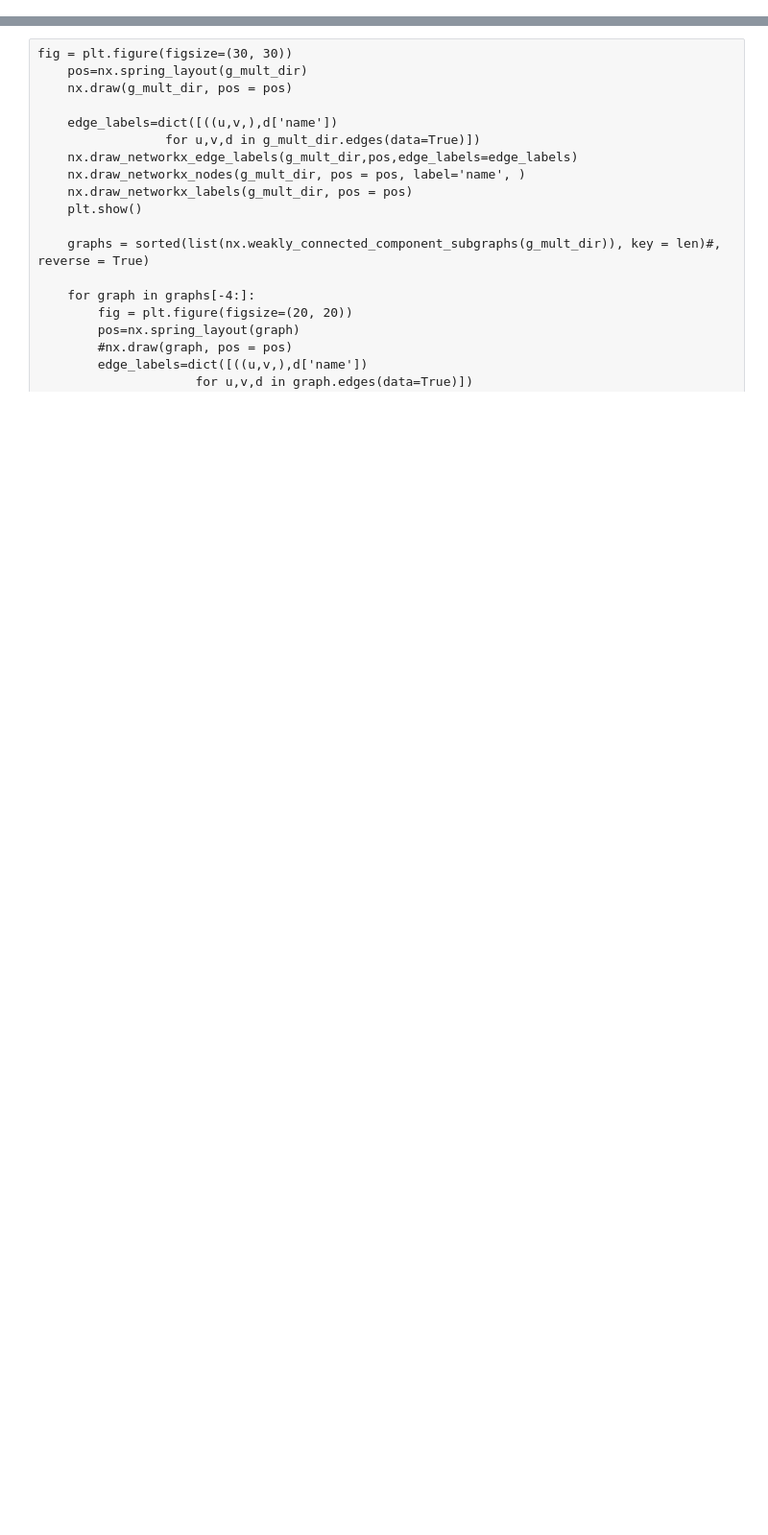
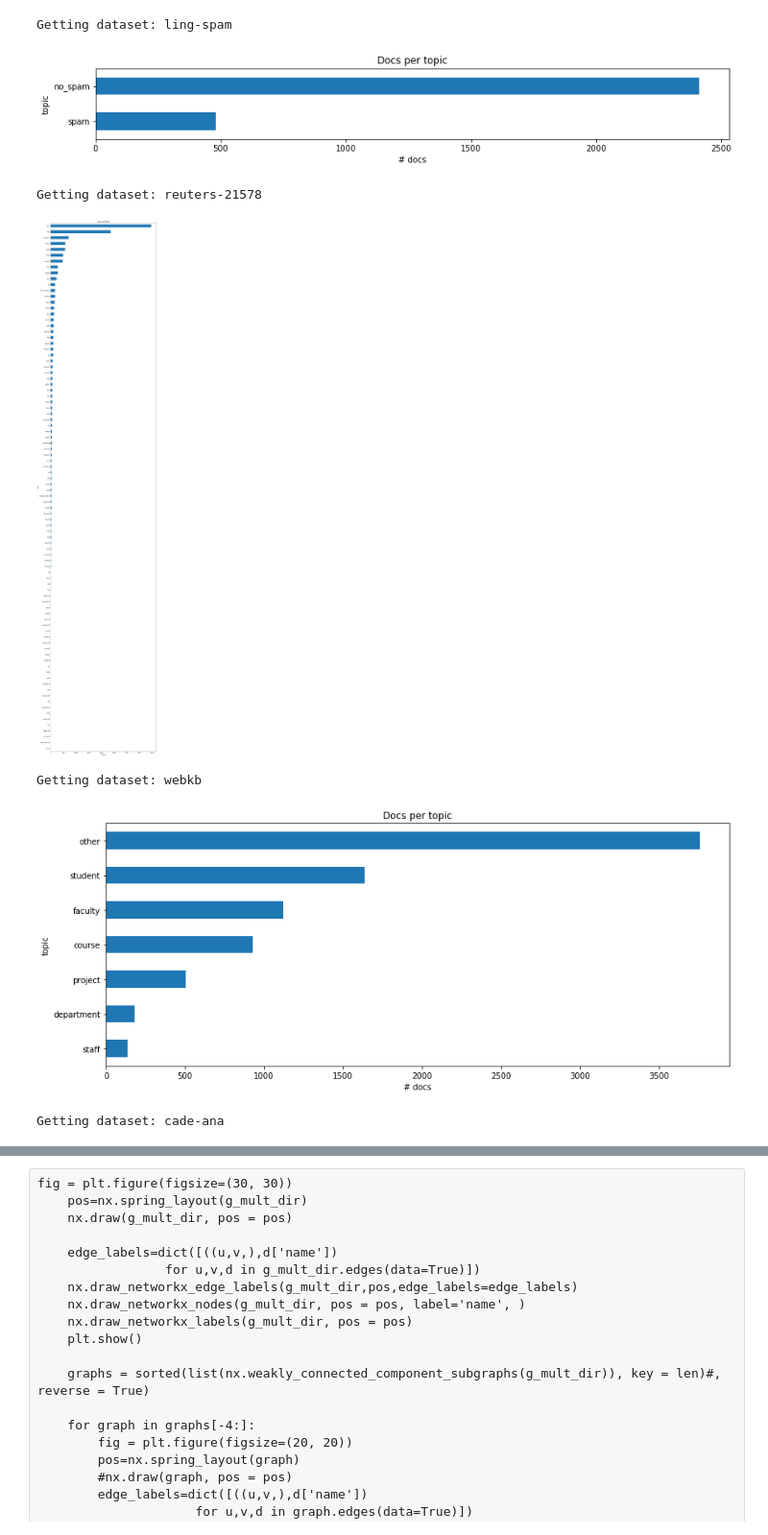
Before and after one commit to davidgengenbach/bachelor-thesis, a Jupyter notebook: code/dump.ipynb, the cells around one changed output, grey strips where cells are left out. Shown at 96% size. Saved outputs shown, nothing was run; the diff lists cells and outputs as text; code cells hidden in the pictures; blank space fills up the shorter version.

```diff
--- a/code/dump.ipynb
+++ b/code/dump.ipynb
@@ -49,0 +52,16 @@ Wall time: 5.17 s
+# %%
+import dataset_helper
+import matplotlib.pyplot as plt
+for dataset in dataset_helper.get_all_available_dataset_names():
+    print('Getting dataset: {}'.format(dataset))
+    X, Y = dataset_helper.get_dataset(dataset)
+    dataset_helper.plot_dataset_class_distribution(X, Y, title = 'Dataset: {}'.format(dataset), figsize = (14, len(set(Y)) * 0.8))
+    plt.show()
+# %% [output]
+Getting dataset: ling-spam
+[figure, added]
+Getting dataset: reuters-21578
+[figure, added]
+Getting dataset: webkb
+[figure, added]
+Getting dataset: cade-ana
```
Also changed, not shown: parts of 18 cells of this notebook, 2 other files.
